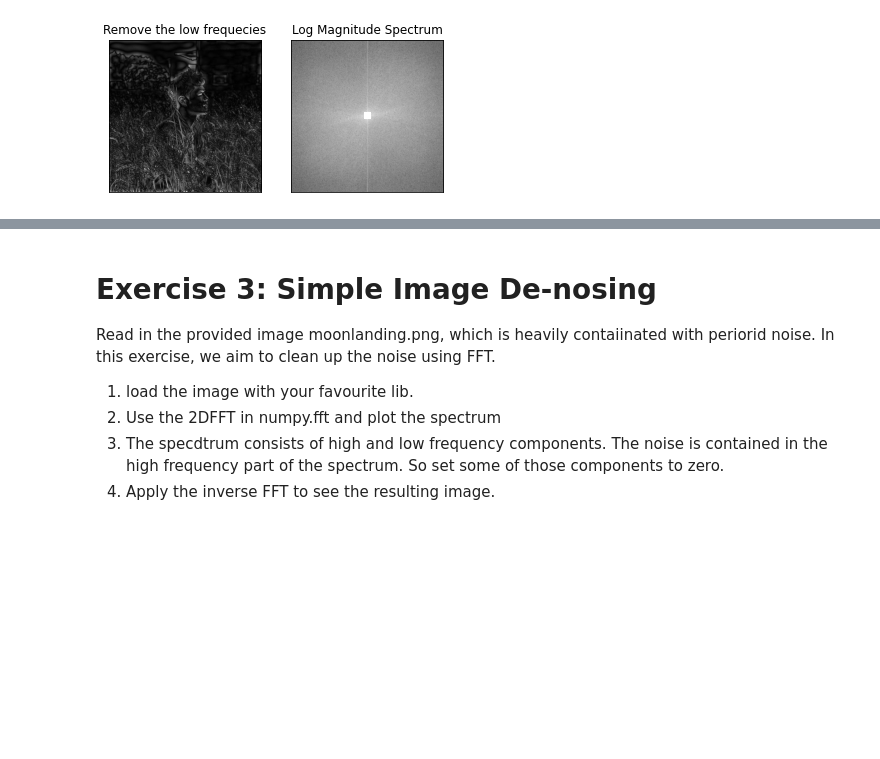
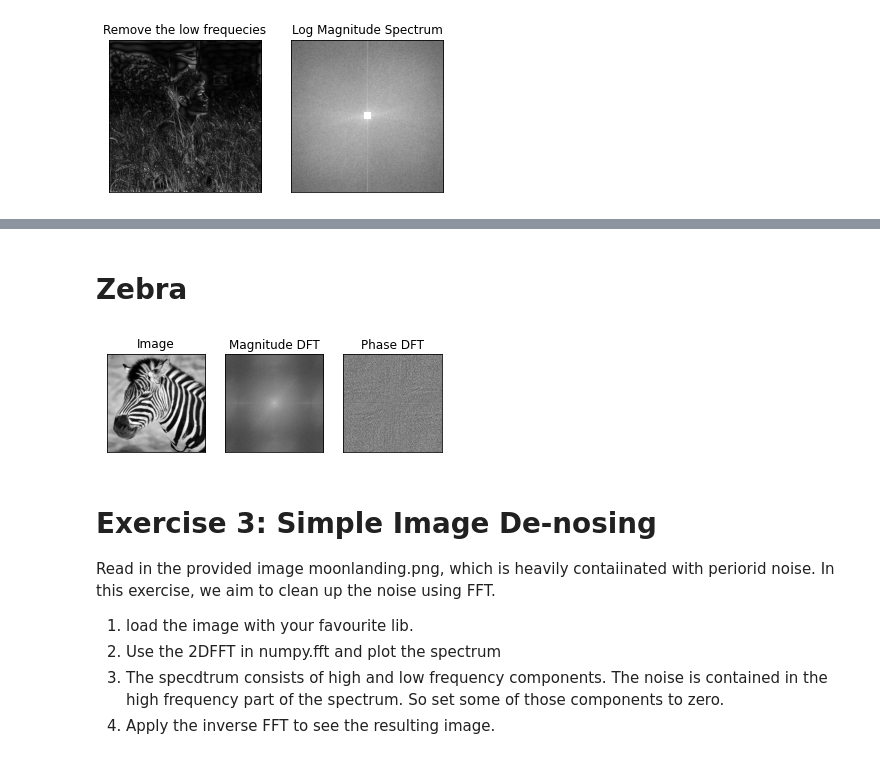
Before and after one commit to twyunting/CSC-676_Computer-Vision, a Jupyter notebook: labs/wk7/Copy of Lecture10_Exercises.ipynb, the cells around one changed output, grey strips where cells are left out. Saved outputs shown, nothing was run; the diff lists cells and outputs as text; code cells hidden in the pictures; blank space fills up the shorter version.

Commit message:
zebra

```diff
--- a/labs/wk7/Copy of Lecture10_Exercises.ipynb
+++ b/labs/wk7/Copy of Lecture10_Exercises.ipynb
@@ -191,3 +207,26 @@ im = magnitude_cheetah*np.sin(phase_cheetah)
+# %% [markdown]
+# Zebra
+# %%
+zebra= imageio.imread("zebra.png", as_gray = True)
+f = np.fft.ifft2(cheeta)
+fshift = np.fft.fftshift(f)
+magnitude_zebra = 30*np.log(np.abs(fshift))
+phase_zebra = np.angle(fshift) #compute cheeta
+theta = np.cos(phase_zebra)
+re = magnitude_zebra*theta
+im = magnitude_zebra*np.sin(phase_zebra)
+
+
+# plot
+plt.subplot(131),plt.imshow(zebra , cmap = 'gray')
+plt.title('Image'), plt.xticks([]), plt.yticks([])
+plt.subplot(132),plt.imshow(magnitude_zebra, cmap = 'gray')
+plt.title('Magnitude DFT'), plt.xticks([]), plt.yticks([])
+plt.subplot(133),plt.imshow(phase_zebra, cmap = 'gray')
+plt.title('Phase DFT'), plt.xticks([]), plt.yticks([])
+plt.show()
+# %% [output]
+[figure, added]
 # %% [markdown]
 # Exercise 3: Simple Image De-nosing
  Read in the provided image moonlanding.png, which is heavily contaiinated with periorid noise. In this exercise, we aim to clean up the noise using FFT.
```
Also changed, not shown: parts of 15 cells of this notebook, 1 other file.
